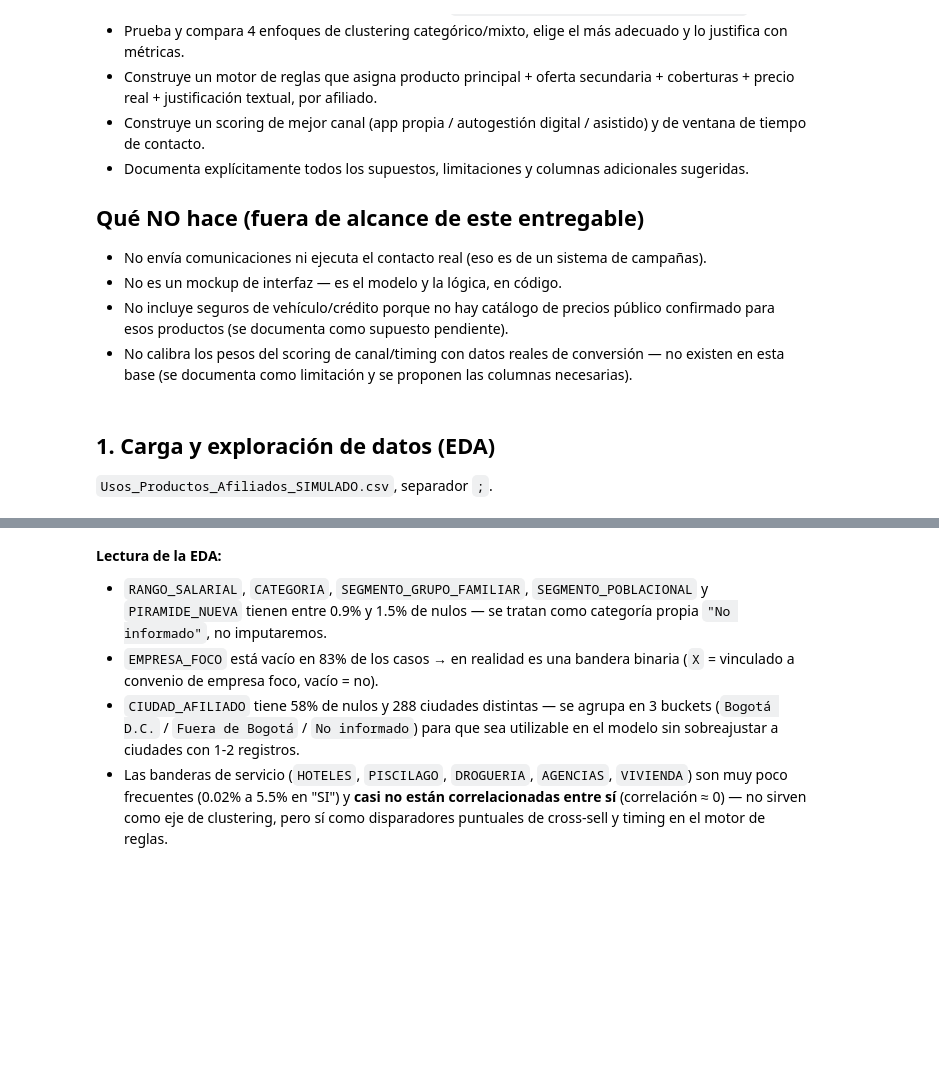
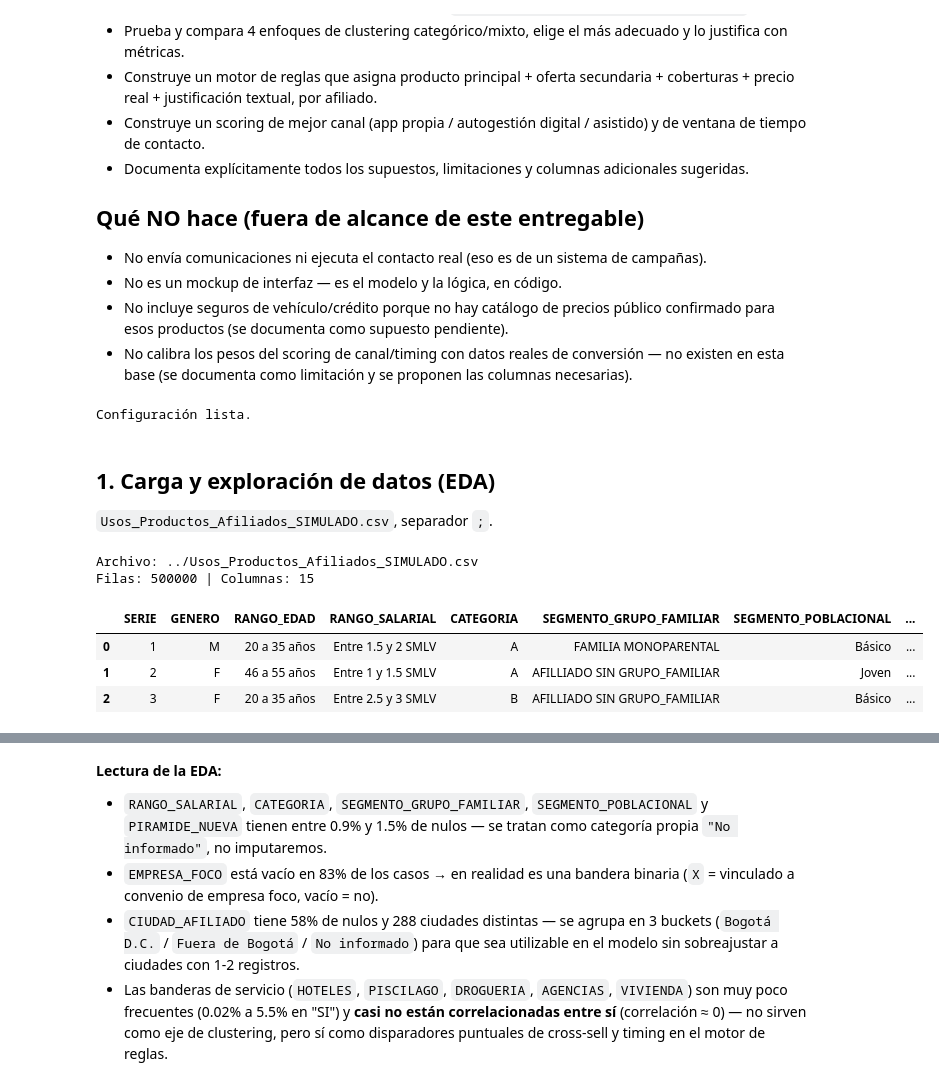
Before and after one commit to LuisAlejandroCR/asegura, a Jupyter notebook: analytics/motor_seguros_colsubsidio.ipynb, the cells around one changed output, grey strips where cells are left out. Cells and saved outputs as stored; diff of their text form; code cells hidden in the pictures; blank space fills up the shorter version.

```diff
--- a/analytics/motor_seguros_colsubsidio.ipynb
+++ b/analytics/motor_seguros_colsubsidio.ipynb
@@ -48,21 +48,39 @@ pd.set_option("display.width", 160)
 SEED = 42
 np.random.seed(SEED)
 
+SAMPLE_SIZE = 8000
+
 # Tamaño de muestra para las corridas de este notebook (clustering es
 # costoso). El mismo código escala al dataset completo
+
 print("Configuración lista.")
+# %% [output]
+Configuración lista.
 # %% [markdown]
 ## 1. Carga y exploración de datos (EDA)
 
 `Usos_Productos_Afiliados_SIMULADO.csv`, separador `;`.
 # %%
-CSV_CANDIDATOS = ["Usos_Productos_Afiliados_SIMULADO.csv", "afiliados.csv"]
+import os
+CSV_CANDIDATOS = [
+    "Usos_Productos_Afiliados_SIMULADO.csv",
+    "../Usos_Productos_Afiliados_SIMULADO.csv",
+    "afiliados.csv",
+    "../afiliados.csv",
+]
 CSV_PATH = next((p for p in CSV_CANDIDATOS if os.path.exists(p)), CSV_CANDIDATOS[0])
 
 df_raw = pd.read_csv(CSV_PATH, sep=";")
 print("Archivo:", CSV_PATH)
 print("Filas:", len(df_raw), "| Columnas:", df_raw.shape[1])
 df_raw.head(3)
+# %% [output]
+Archivo: ../Usos_Productos_Afiliados_SIMULADO.csv
+Filas: 500000 | Columnas: 15
+|  | SERIE | GENERO | RANGO_EDAD | RANGO_SALARIAL | CATEGORIA | SEGMENTO_GRUPO_FAMILIAR | SEGMENTO_POBLACIONAL | ... |
+| 0 | 1 | M | 20 a 35 años | Entre 1.5 y 2 SMLV | A | FAMILIA MONOPARENTAL | Básico | ... |
+| 1 | 2 | F | 46 a 55 años | Entre 1 y 1.5 SMLV | A | AFILLIADO SIN GRUPO_FAMILIAR | Joven | ... |
+| 2 | 3 | F | 20 a 35 años | Entre 2.5 y 3 SMLV | B | AFILLIADO SIN GRUPO_FAMILIAR | Básico | ... |
 # %%
 print("=== % de nulos por columna ===")
 print((df_raw.isna().mean() * 100).round(2))
```
Also changed, not shown: parts of 12 cells of this notebook, 2 other files.
